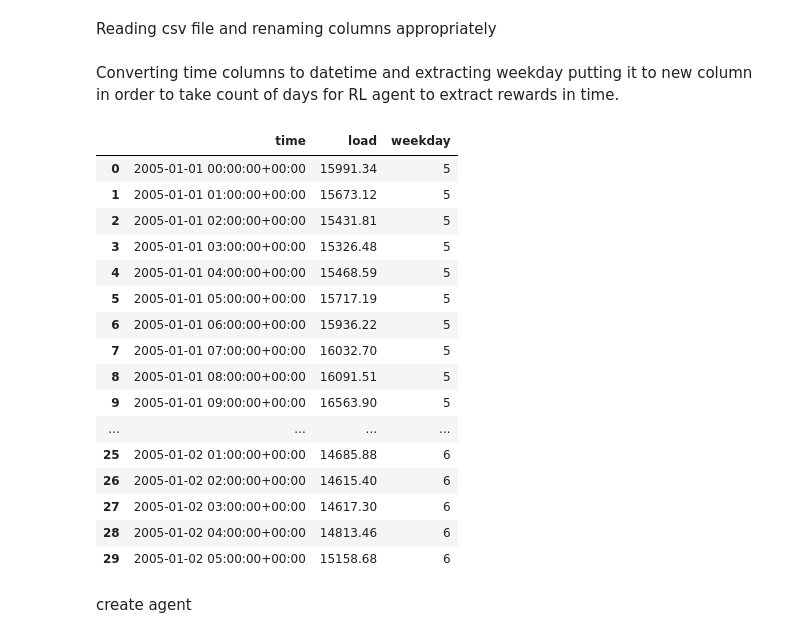
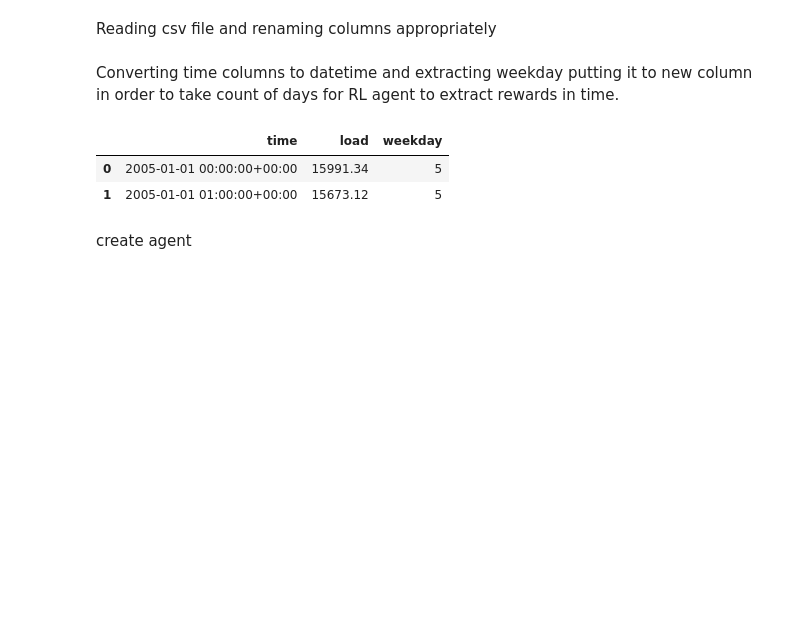
Before and after one commit to Carterbouley/Batteries-RL-optimization, a Jupyter notebook: test.ipynb, the cells around one changed output. Saved outputs shown, nothing was run; the diff lists cells and outputs as text; code cells hidden in the pictures; blank space fills up the shorter version.

```diff
--- a/test.ipynb
+++ b/test.ipynb
@@ -18,25 +18,11 @@ Converting time columns to datetime and extracting weekday putting it to new col
 df['time'] = pd.to_datetime(df['time'],errors='ignore', utc=True)
 df['weekday'] = df['time'].dt.weekday
 # %%
-df.head(30)
+df.head(2)
 # %% [output]
 |  | time | load | weekday |
 | 0 | 2005-01-01 00:00:00+00:00 | 15991.34 | 5 |
 | 1 | 2005-01-01 01:00:00+00:00 | 15673.12 | 5 |
-| 2 | 2005-01-01 02:00:00+00:00 | 15431.81 | 5 |
-| 3 | 2005-01-01 03:00:00+00:00 | 15326.48 | 5 |
-| 4 | 2005-01-01 04:00:00+00:00 | 15468.59 | 5 |
-| 5 | 2005-01-01 05:00:00+00:00 | 15717.19 | 5 |
-| 6 | 2005-01-01 06:00:00+00:00 | 15936.22 | 5 |
-| 7 | 2005-01-01 07:00:00+00:00 | 16032.70 | 5 |
-| 8 | 2005-01-01 08:00:00+00:00 | 16091.51 | 5 |
-| 9 | 2005-01-01 09:00:00+00:00 | 16563.90 | 5 |
-| ... | ... | ... | ... |
-| 25 | 2005-01-02 01:00:00+00:00 | 14685.88 | 6 |
-| 26 | 2005-01-02 02:00:00+00:00 | 14615.40 | 6 |
-| 27 | 2005-01-02 03:00:00+00:00 | 14617.30 | 6 |
-| 28 | 2005-01-02 04:00:00+00:00 | 14813.46 | 6 |
-| 29 | 2005-01-02 05:00:00+00:00 | 15158.68 | 6 |
 # %%
 test = df.head(50).copy()
 # %%
```
Also changed, not shown: parts of 14 cells of this notebook.
